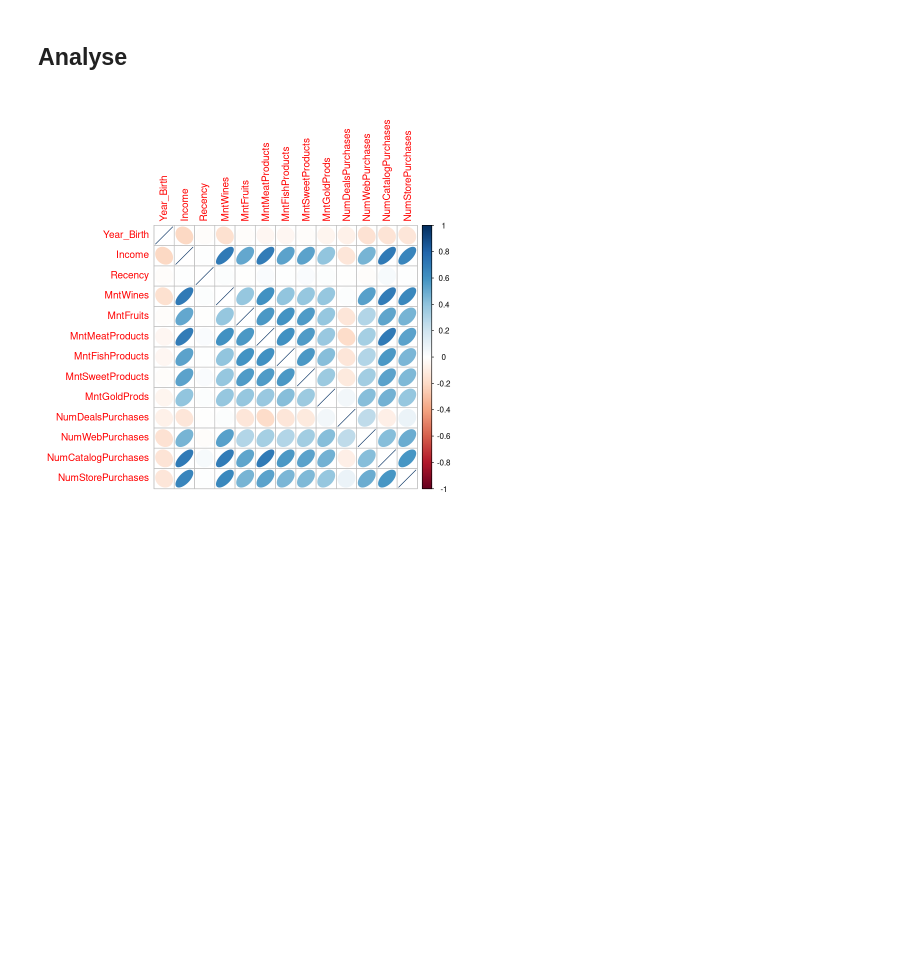
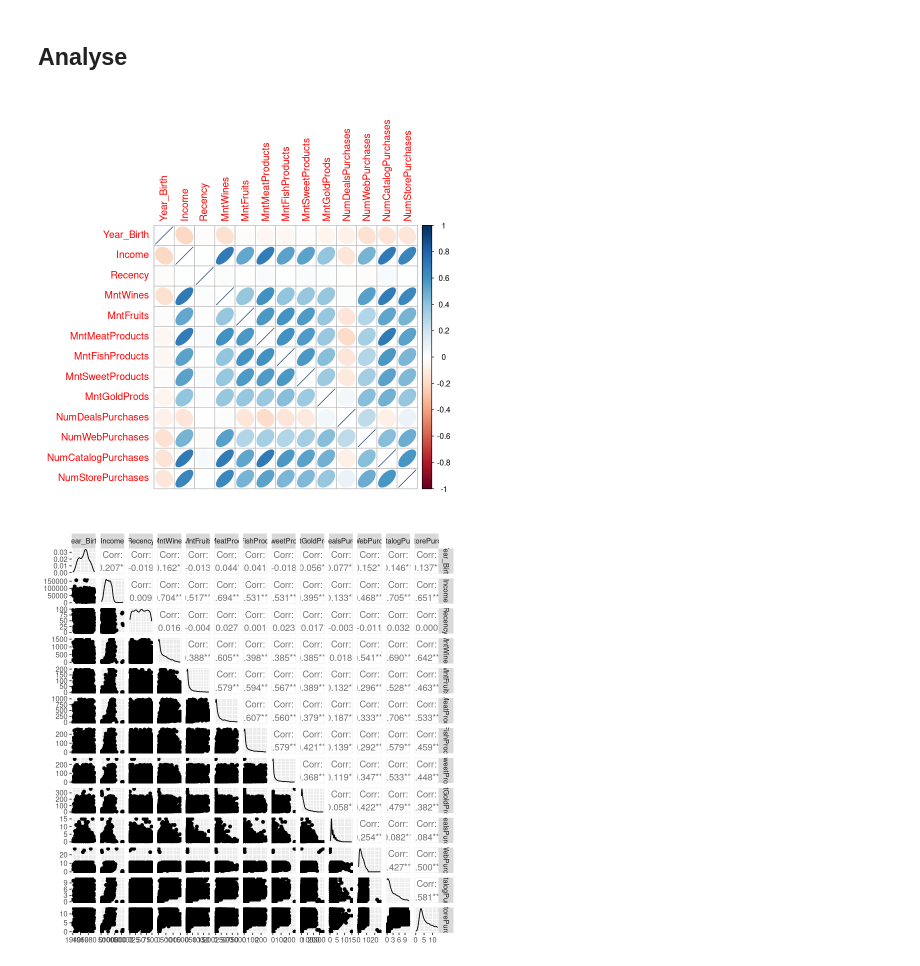
Before and after one commit to Emaglp/Data_Analysis, a Jupyter notebook: JL_R_.ipynb, the cells around one changed output. Drawn from its saved outputs; the diff is of its cells as text; code cells hidden in the pictures; blank space fills up the shorter version.

```diff
--- a/JL_R_.ipynb
+++ b/JL_R_.ipynb
@@ -322,7 +323,9 @@ Les données sont maintenant prêtes pour l'analyse.
 # %% [markdown]
 ## Analyse
 # %%
-corrplot(cor(data_clean[, c(2, 5,9:19)]),method="ellipse")
+corrplot(cor(data_clean[, c( 5,9:20,)]),method="ellipse")
+ggpairs(data_clean[, c(2, 5,9:19)])
 #on fait la matrice de corrélation
 # %% [output]
 [figure]
+[figure, added]
```
Also changed, not shown: parts of 6 cells of this notebook.
